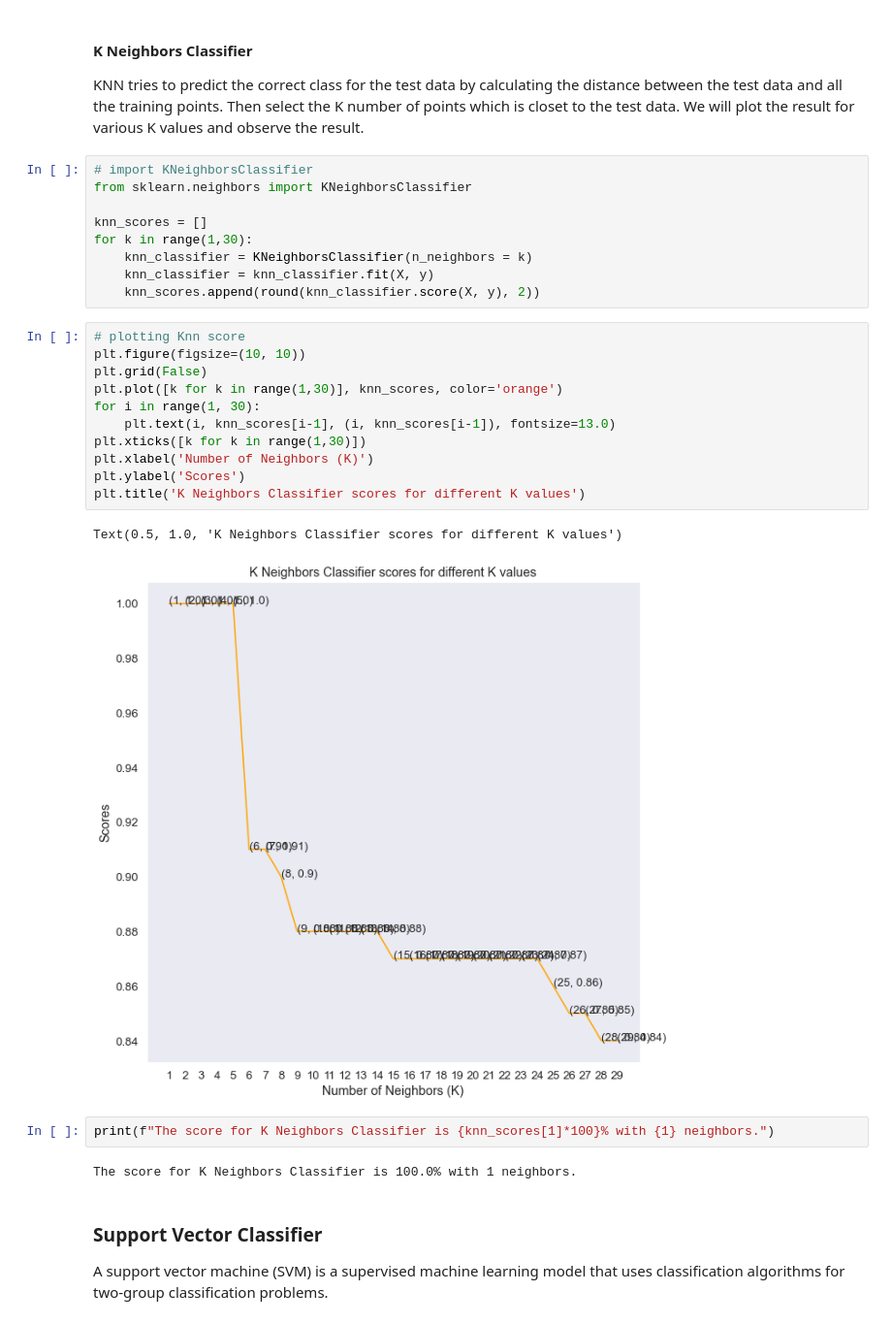
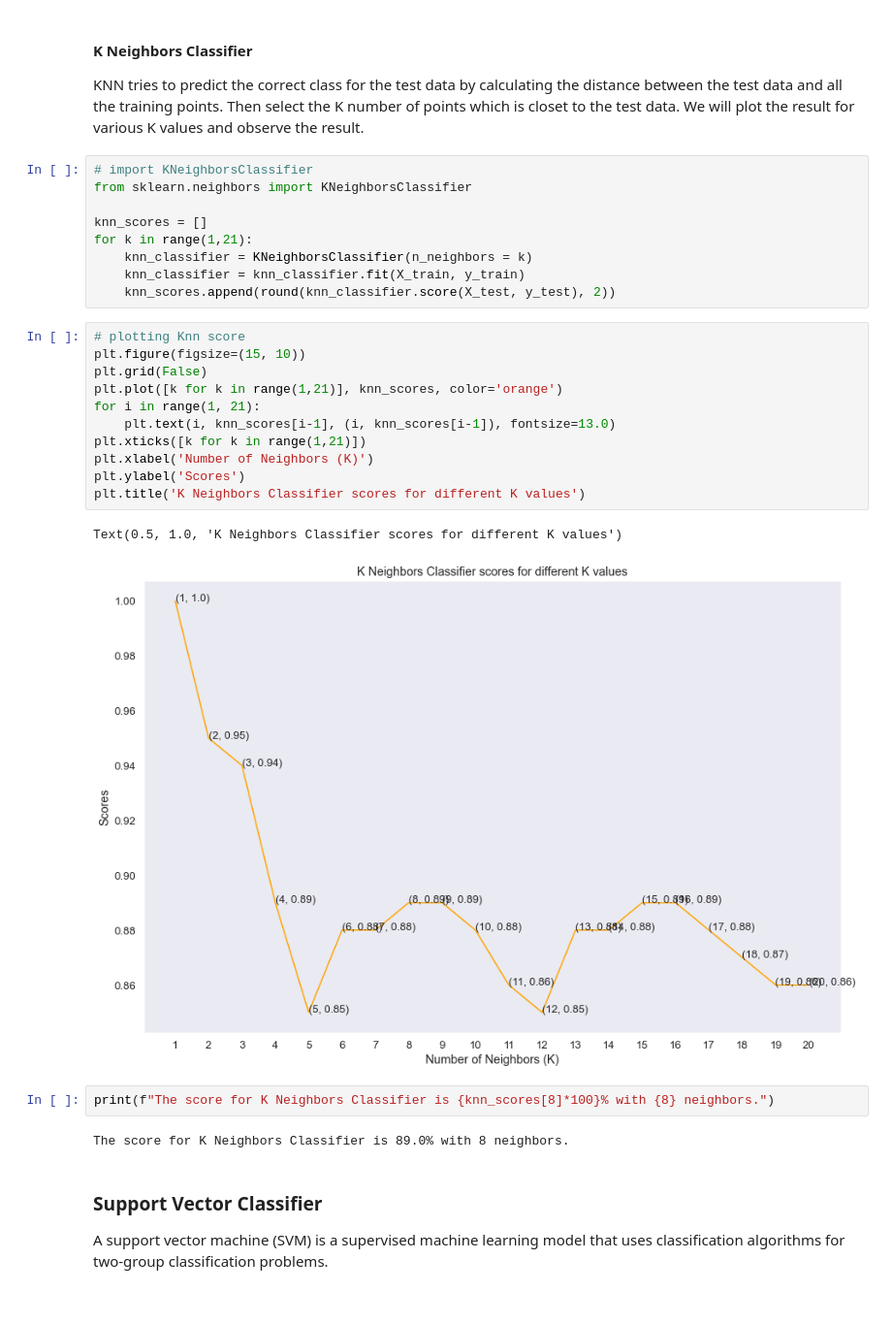
Before and after one commit to franck225-coder/Machine-Learning-project-series, a Jupyter notebook: logistic regression/heart disease prediction/heart_disease_prediction.ipynb, the cells around one changed output. Shown: that part at 97% size. Saved outputs shown, nothing was run; the diff lists cells and outputs as text.

Commit message:
updated K Neighbors Classifier algorithms

```diff
--- a/logistic regression/heart disease prediction/heart_disease_prediction.ipynb
+++ b/logistic regression/heart disease prediction/heart_disease_prediction.ipynb
@@ -385,28 +371,28 @@ KNN tries to predict the correct class for the test data by calculating the dist
 from sklearn.neighbors import KNeighborsClassifier
 
 knn_scores = []
-for k in range(1,30):
+for k in range(1,21):
     knn_classifier = KNeighborsClassifier(n_neighbors = k)
-    knn_classifier = knn_classifier.fit(X, y)
-    knn_scores.append(round(knn_classifier.score(X, y), 2))
+    knn_classifier = knn_classifier.fit(X_train, y_train)
+    knn_scores.append(round(knn_classifier.score(X_test, y_test), 2))
 # %%
 # plotting Knn score
-plt.figure(figsize=(10, 10))
+plt.figure(figsize=(15, 10))
 plt.grid(False)
-plt.plot([k for k in range(1,30)], knn_scores, color='orange')
-for i in range(1, 30):
+plt.plot([k for k in range(1,21)], knn_scores, color='orange')
+for i in range(1, 21):
     plt.text(i, knn_scores[i-1], (i, knn_scores[i-1]), fontsize=13.0)
-plt.xticks([k for k in range(1,30)])
+plt.xticks([k for k in range(1,21)])
 plt.xlabel('Number of Neighbors (K)')
 plt.ylabel('Scores')
 plt.title('K Neighbors Classifier scores for different K values')
 # %% [output]
 Text(0.5, 1.0, 'K Neighbors Classifier scores for different K values')
-[figure, old version]
+[figure, new version]
 # %%
-print(f"The score for K Neighbors Classifier is {knn_scores[1]*100}% with {1} neighbors.")
+print(f"The score for K Neighbors Classifier is {knn_scores[8]*100}% with {8} neighbors.")
 # %% [output]
-The score for K Neighbors Classifier is 100.0% with 1 neighbors.
+The score for K Neighbors Classifier is 89.0% with 8 neighbors.
 # %% [markdown]
 ### **Support Vector Classifier**
 A support vector machine (SVM) is a supervised machine learning model that uses classification algorithms for two-group classification problems.
```
Also changed, not shown: parts of 2 cells of this notebook.
